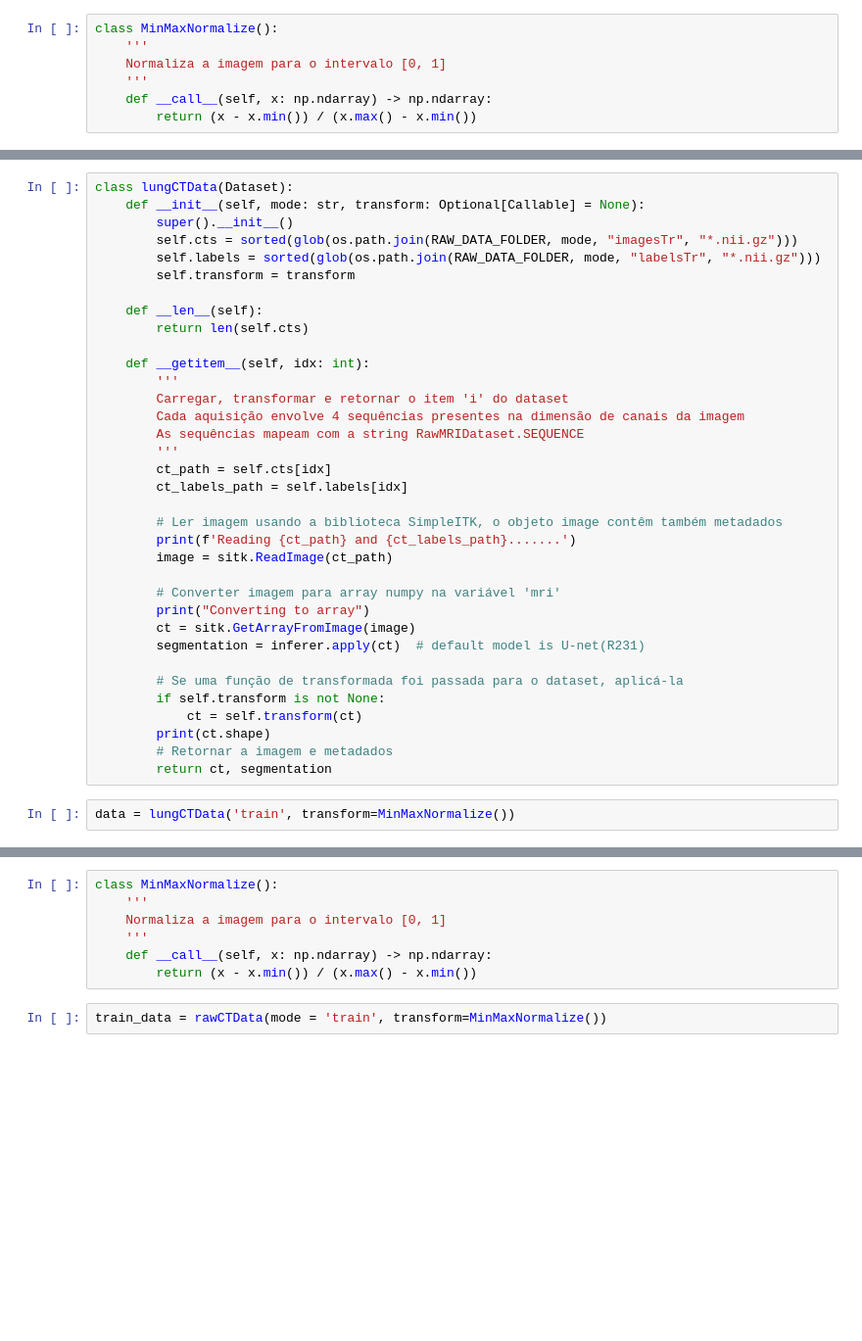
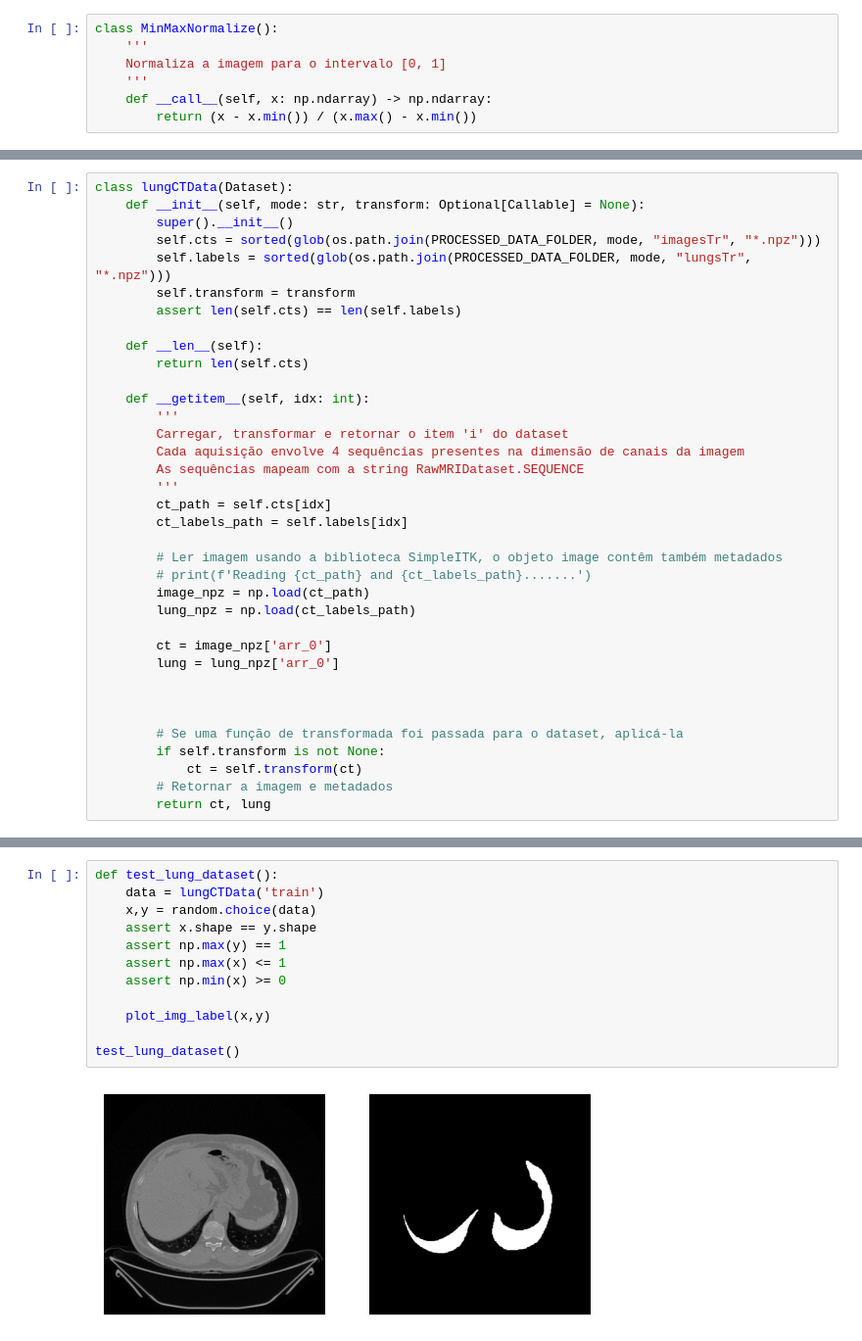
Before and after one commit to julia-cdp/dgm-2024.2, a Jupyter notebook: projetos/PulmoNet/data_classes.ipynb, the cells around one changed output, grey strips where cells are left out. Shown at 98% size. Saved outputs shown, nothing was run; the diff lists cells and outputs as text; blank space fills up the shorter version.

Commit message:
Criadas classes para acesso de dados, brutos e processados, assim como função para efetuar o processamento

```diff
--- a/projetos/PulmoNet/data_classes.ipynb
+++ b/projetos/PulmoNet/data_classes.ipynb
@@ -160,9 +179,10 @@ test = inferer.apply
 class lungCTData(Dataset):
     def __init__(self, mode: str, transform: Optional[Callable] = None):
         super().__init__()
-        self.cts = sorted(glob(os.path.join(RAW_DATA_FOLDER, mode, "imagesTr", "*.nii.gz")))
-        self.labels = sorted(glob(os.path.join(RAW_DATA_FOLDER, mode, "labelsTr", "*.nii.gz")))
+        self.cts = sorted(glob(os.path.join(PROCESSED_DATA_FOLDER, mode, "imagesTr", "*.npz")))
+        self.labels = sorted(glob(os.path.join(PROCESSED_DATA_FOLDER, mode, "lungsTr", "*.npz")))
         self.transform = transform
+        assert len(self.cts) == len(self.labels)
 
     def __len__(self):
         return len(self.cts)
@@ -177,19 +197,17 @@ class lungCTData(Dataset):
         ct_labels_path = self.labels[idx]
 
         # Ler imagem usando a biblioteca SimpleITK, o objeto image contêm também metadados
-        print(f'Reading {ct_path} and {ct_labels_path}.......')
-        image = sitk.ReadImage(ct_path)
+        # print(f'Reading {ct_path} and {ct_labels_path}.......')
+        image_npz = np.load(ct_path)
+        lung_npz = np.load(ct_labels_path)
 
-        # Converter imagem para array numpy na variável 'mri'
-        print("Converting to array")
-        ct = sitk.GetArrayFromImage(image)
-        segmentation = inferer.apply(ct)  # default model is U-net(R231)
+        ct = image_npz['arr_0']
+        lung = lung_npz['arr_0']
+
+
 
         # Se uma função de transformada foi passada para o dataset, aplicá-la
         if self.transform is not None:
             ct = self.transform(ct)
-        print(ct.shape)
         # Retornar a imagem e metadados
-        return ct, segmentation
+        return ct, lung
-# %%
-data = lungCTData('train', transform=MinMaxNormalize())
@@ -219,9 +214,14 @@ plt.show()
-# %%
-class MinMaxNormalize():
-    '''
-    Normaliza a imagem para o intervalo [0, 1]
-    '''
-    def __call__(self, x: np.ndarray) -> np.ndarray:
-        return (x - x.min()) / (x.max() - x.min())
-# %%
-train_data = rawCTData(mode = 'train', transform=MinMaxNormalize())
+# %%
+def test_lung_dataset():
+    data = lungCTData('train')
+    x,y = random.choice(data)
+    assert x.shape == y.shape
+    assert np.max(y) == 1
+    assert np.max(x) <= 1
+    assert np.min(x) >= 0
+
+    plot_img_label(x,y)
+
+test_lung_dataset()
+# %% [output]
+[figure, added]
```
Also changed, not shown: parts of 27 cells of this notebook.
